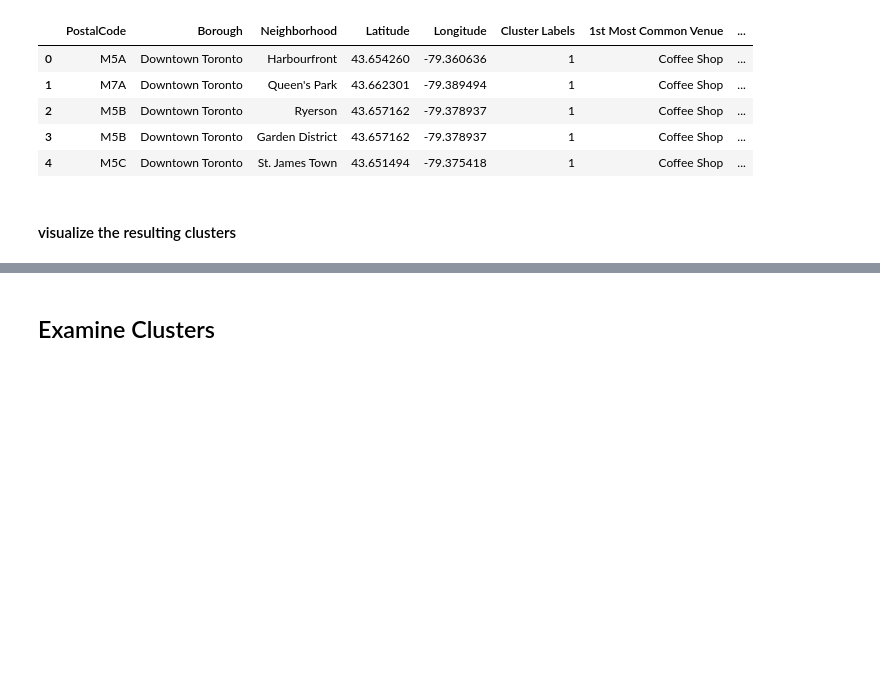
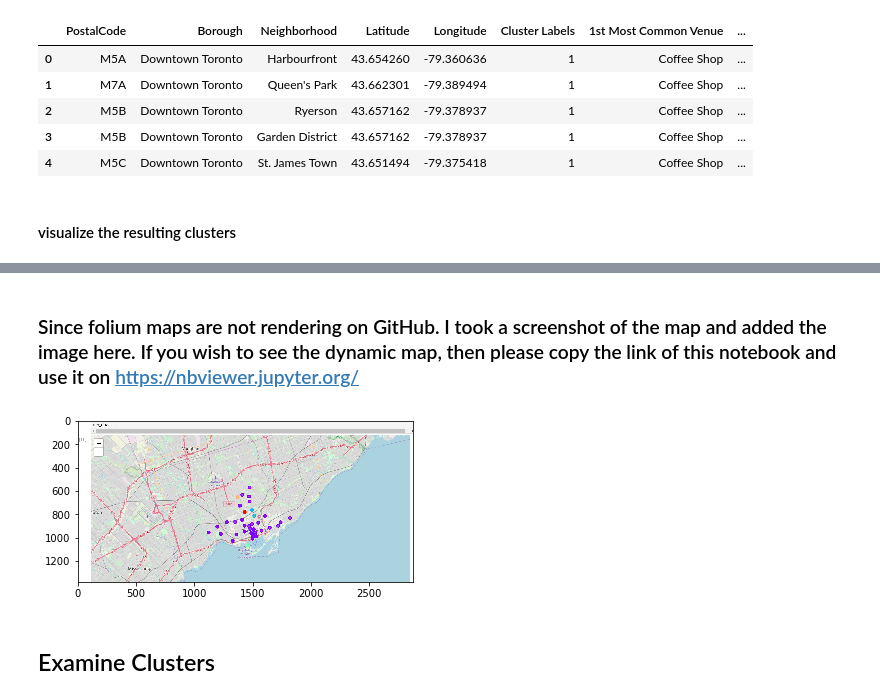
Before and after one commit to swathirayapu/Coursera_Capstone, a Jupyter notebook: ClusteringWeek3.ipynb, the cells around one changed output, grey strips where cells are left out. Cells and saved outputs as stored; diff of their text form; code cells hidden in the pictures; blank space fills up the shorter version.

```diff
--- a/ClusteringWeek3.ipynb
+++ b/ClusteringWeek3.ipynb
@@ -513,6 +529,14 @@ for lat, lon, poi, cluster in zip(Toronto_merged['Latitude'], Toronto_merged['Lo
 map_clusters
 # %% [output]
 [interactive output not drawn]
+# %% [markdown]
+### Since folium maps are not rendering on GitHub. I took a screenshot of the map and added the image here. If you wish to see the dynamic map, then please copy the link of this notebook and use it on https://nbviewer.jupyter.org/
+# %%
+img_c=mpimg.imread('map_clusters.JPG')
+imgplot_c = plt.imshow(img_c)
+plt.show()
+# %% [output]
+[figure, added]
 # %% [markdown]
 ## Examine Clusters
 # %% [markdown]
```
Also changed, not shown: parts of 5 cells of this notebook.
